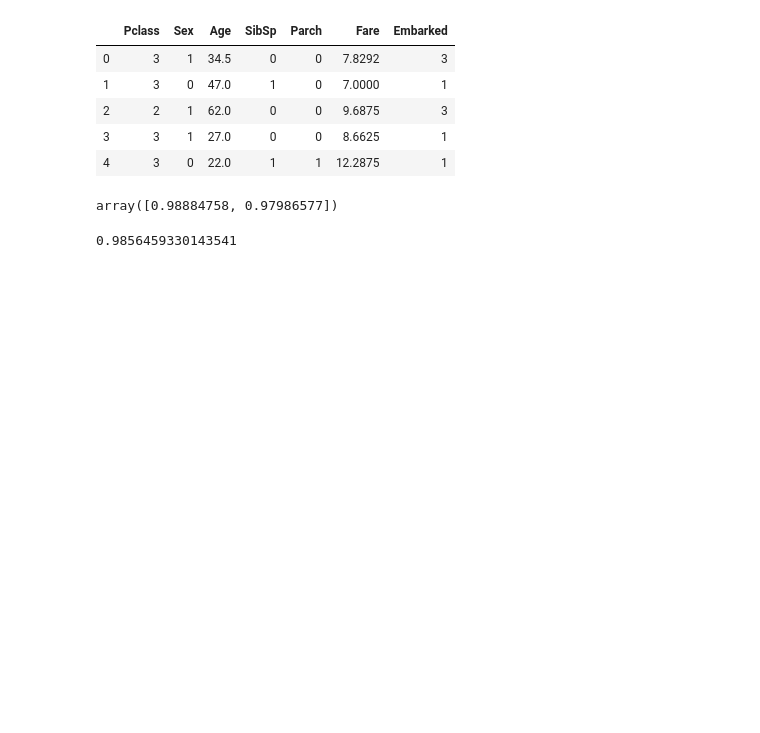
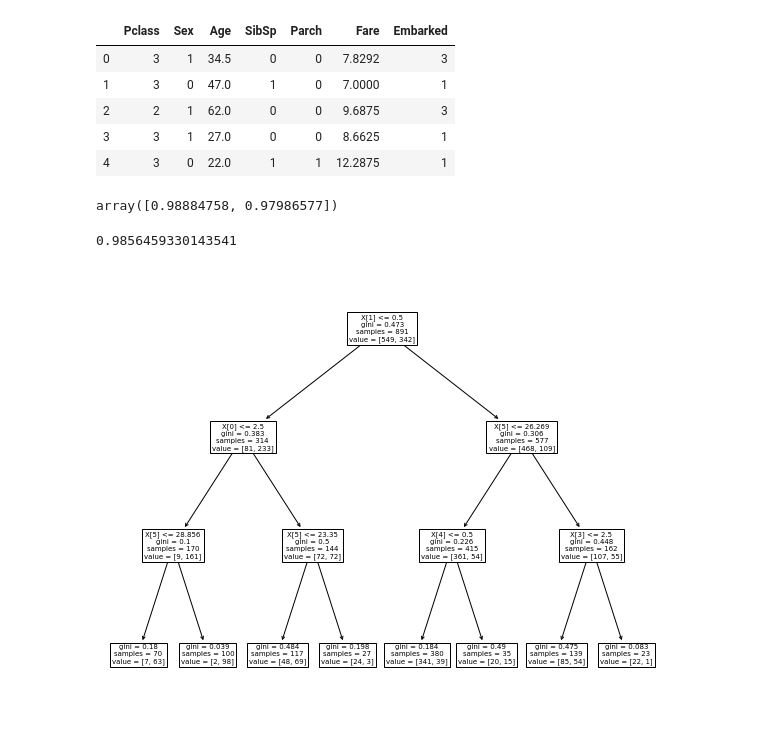
Before and after one commit to Inceptix/Project2_CIS4496_Titanic, a Jupyter notebook: TitanicDecisionTree.ipynb, the cells around one changed output. Saved outputs shown, nothing was run; the diff lists cells and outputs as text; code cells hidden in the pictures; blank space fills up the shorter version.

Commit message:
Update TitanicDecisionTree.ipynb
Figure added at the bottom

```diff
--- a/TitanicDecisionTree.ipynb
+++ b/TitanicDecisionTree.ipynb
@@ -187,3 +187,9 @@ accuracy = clf.score(df2, YTest)
 print(accuracy)
 # %% [output]
 0.9856459330143541
+# %%
+fig = plt.figure(figsize=(10, 8))
+plot_tree(clf)
+plt.show()
+# %% [output]
+[figure, added]
```
